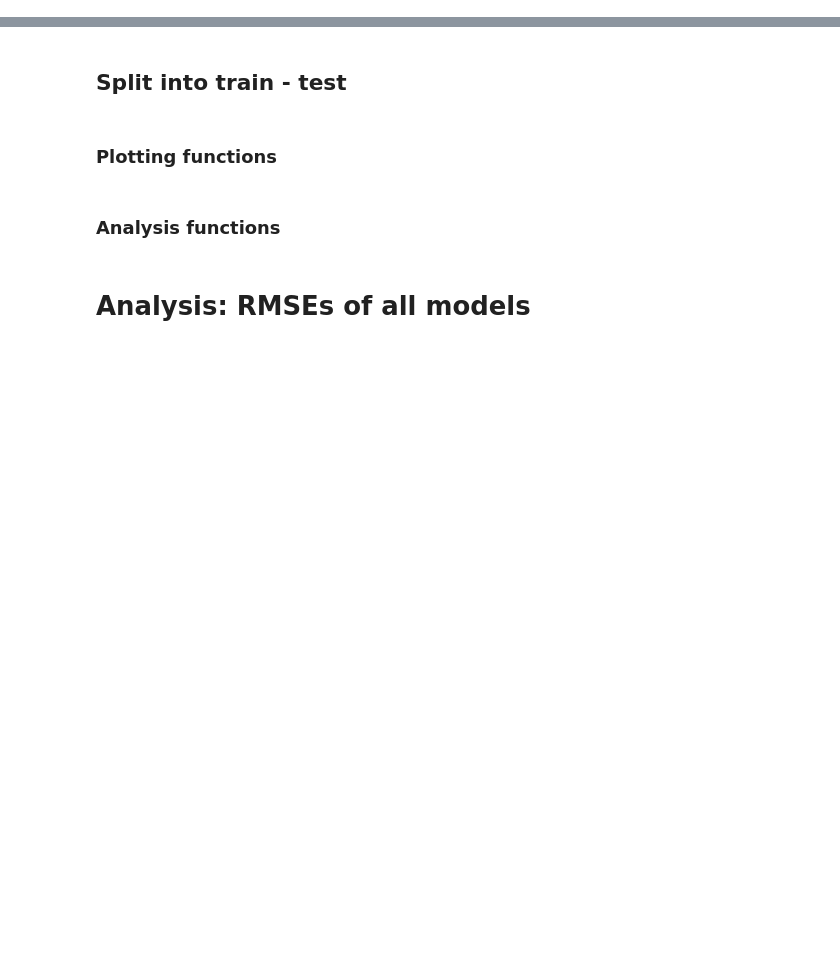
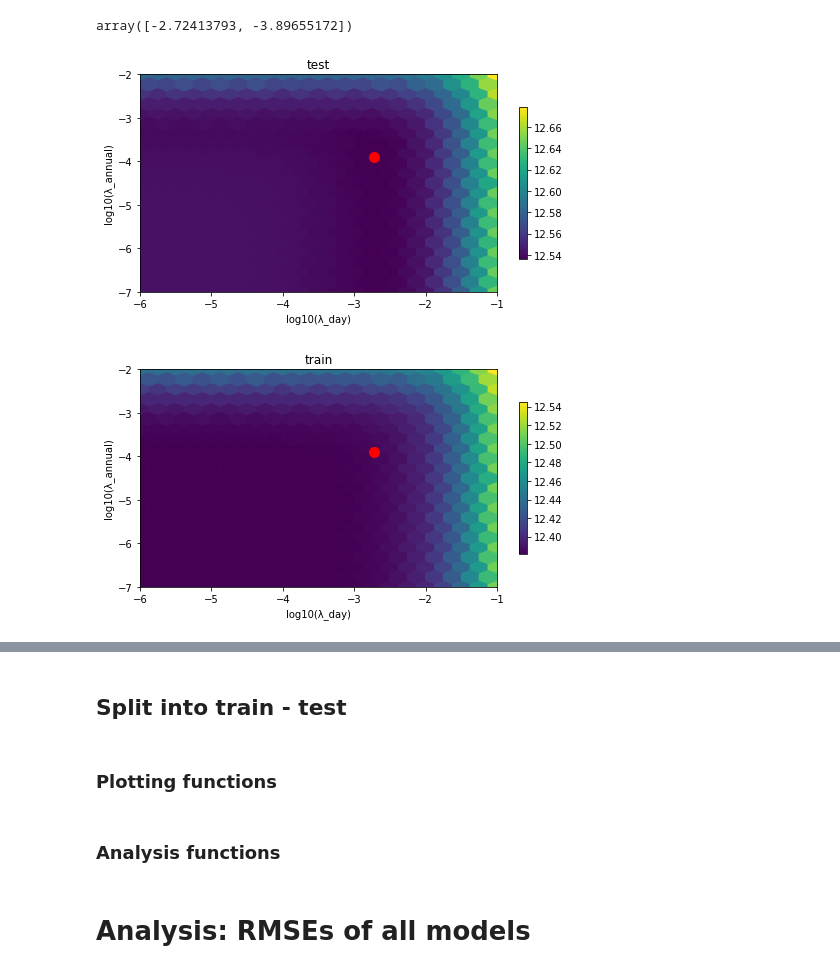
Before and after one commit to yowtzu/non_par_ts, a Jupyter notebook: examples/TemperatureSFO.ipynb, the cells around one changed output, grey strips where cells are left out. Saved outputs shown, nothing was run; the diff lists cells and outputs as text; code cells hidden in the pictures; blank space fills up the shorter version.

```diff
--- a/examples/TemperatureSFO.ipynb
+++ b/examples/TemperatureSFO.ipynb
@@ -129,0 +120,5 @@ pd.DataFrame({'mean (bp)':data.mean()*1E4, 'std (bp)':data.std()*1E4}).T
+# %%
+residuals_squared = (train - baseline.predict(train.index))**2
+res_sq_baseline = npts.Baseline(npts.HourOfDay(lambdas=np.logspace(-6,-1, 30)),
+                             npts.MonthOfYear(lambdas=np.logspace(-7,-2, 30)))
+res_sq_baseline.fit(residuals_squared)
@@ -129,0 +143,10 @@ pd.DataFrame({'mean (bp)':data.mean()*1E4, 'std (bp)':data.std()*1E4}).T
+# %%
+np.log10(res_sq_baseline.best_lambda)
+# %% [output]
+array([-2.72413793, -3.89655172])
+# %%
+plot_RMSE(res_sq_baseline, res_sq_baseline.val_costs, 'test')
+plot_RMSE(res_sq_baseline, res_sq_baseline.tr_costs, 'train')
+# %% [output]
+[figure, added]
+[figure, added]
```
Also changed, not shown: parts of 47 cells of this notebook, 7 other files.
